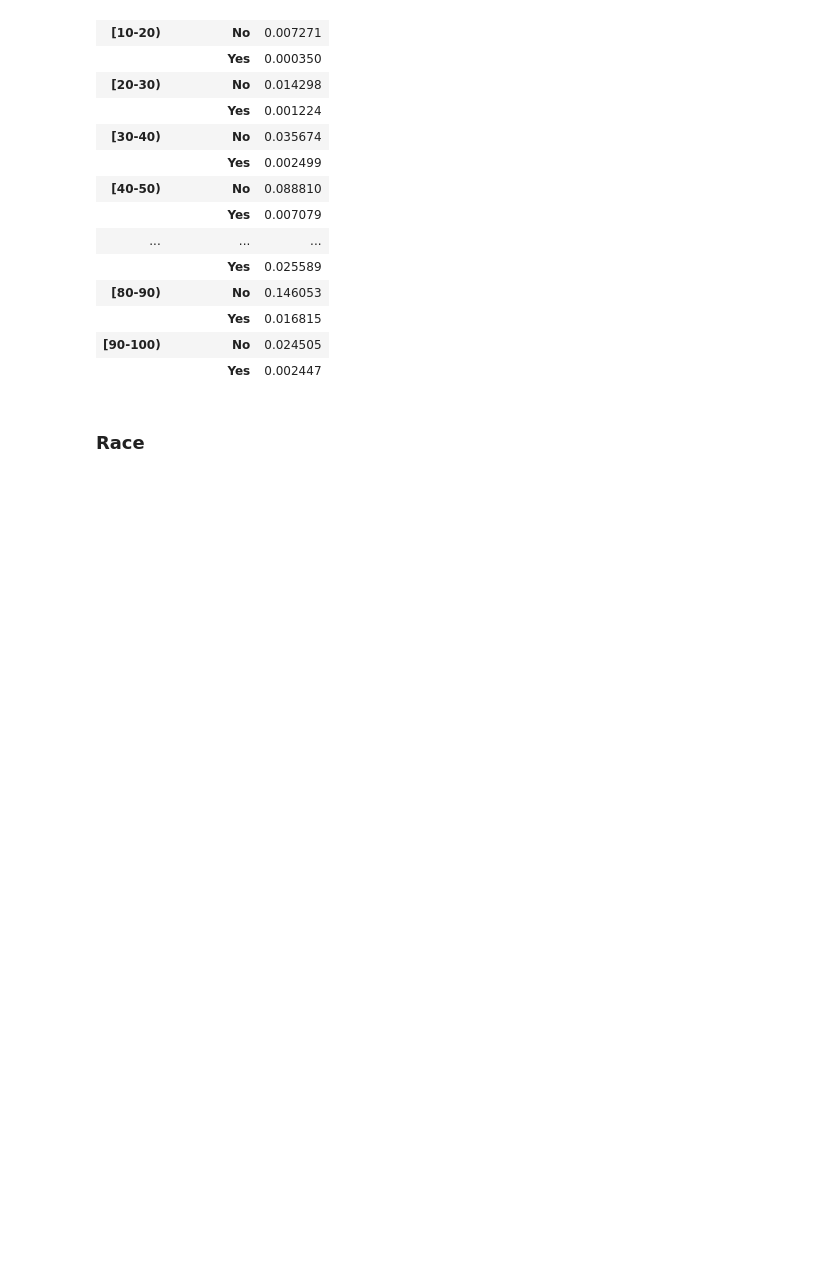
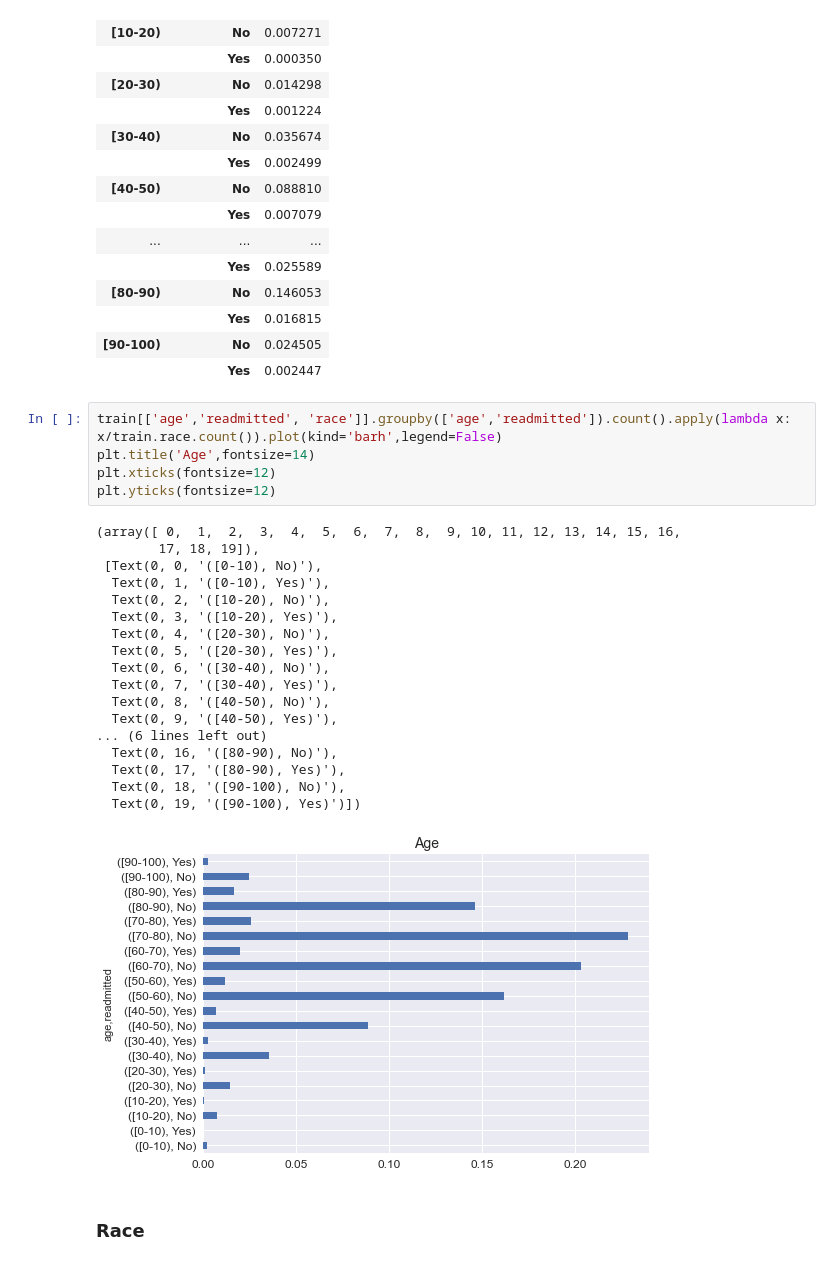
Before and after one commit to sagarwala12/HRRP, a Jupyter notebook: EDA_Final.ipynb, the cells around one changed output. Drawn from its saved outputs; the diff is of its cells as text; blank space fills up the shorter version.

```diff
--- a/EDA_Final.ipynb
+++ b/EDA_Final.ipynb
@@ -439,6 +481,30 @@ train[['age','readmitted', 'race']].groupby(['age','readmitted']).count().apply(
 |  | Yes | 0.016815 |
 | [90-100) | No | 0.024505 |
 |  | Yes | 0.002447 |
+# %%
+train[['age','readmitted', 'race']].groupby(['age','readmitted']).count().apply(lambda x: x/train.race.count()).plot(kind='barh',legend=False)
+plt.title('Age',fontsize=14)
+plt.xticks(fontsize=12)
+plt.yticks(fontsize=12)
+# %% [output]
+(array([ 0,  1,  2,  3,  4,  5,  6,  7,  8,  9, 10, 11, 12, 13, 14, 15, 16,
+        17, 18, 19]),
+ [Text(0, 0, '([0-10), No)'),
+  Text(0, 1, '([0-10), Yes)'),
+  Text(0, 2, '([10-20), No)'),
+  Text(0, 3, '([10-20), Yes)'),
+  Text(0, 4, '([20-30), No)'),
+  Text(0, 5, '([20-30), Yes)'),
+  Text(0, 6, '([30-40), No)'),
+  Text(0, 7, '([30-40), Yes)'),
+  Text(0, 8, '([40-50), No)'),
+  Text(0, 9, '([40-50), Yes)'),
+... (6 lines left out)
+  Text(0, 16, '([80-90), No)'),
+  Text(0, 17, '([80-90), Yes)'),
+  Text(0, 18, '([90-100), No)'),
+  Text(0, 19, '([90-100), Yes)')])
+[figure, added]
 # %% [markdown]
 ### Race
 # %%
```
Also changed, not shown: parts of 11 cells of this notebook.
